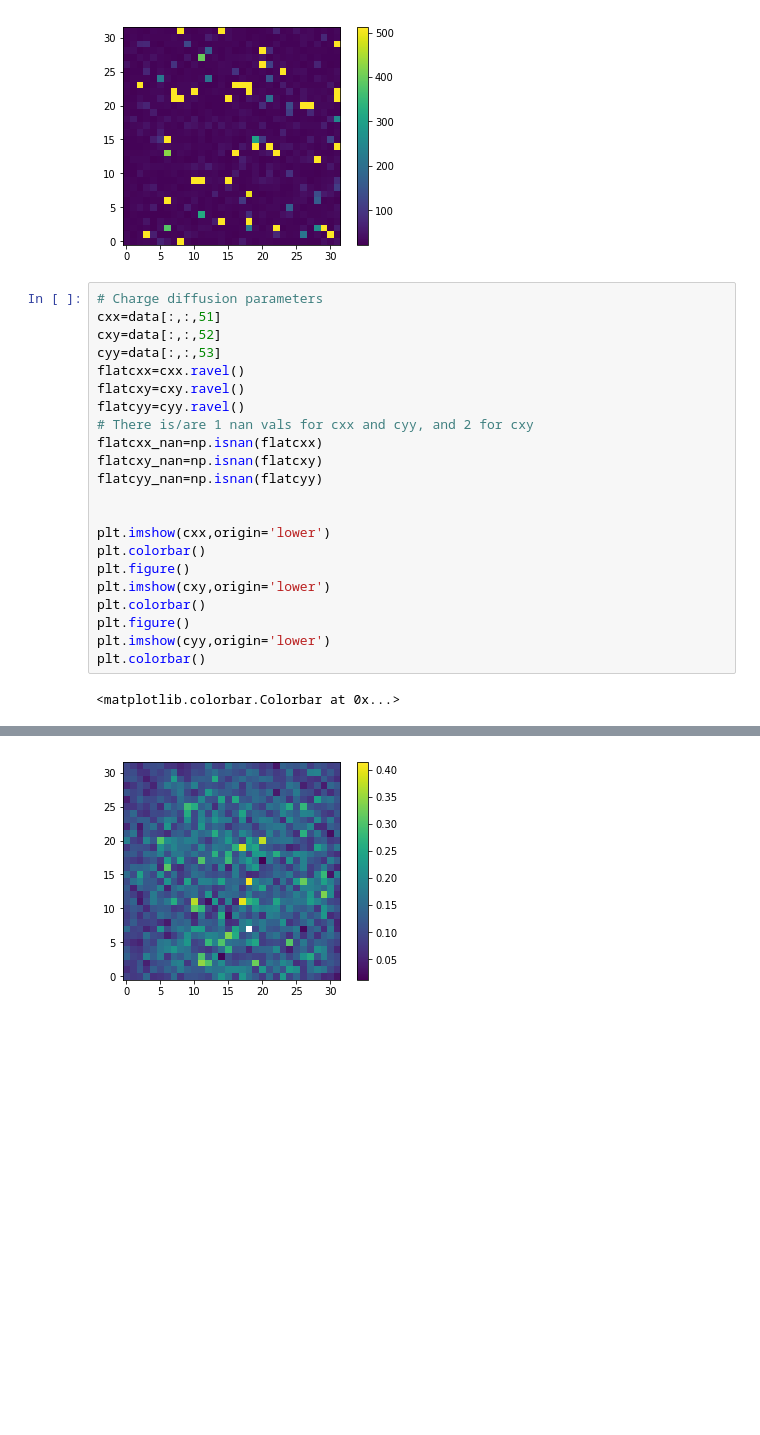
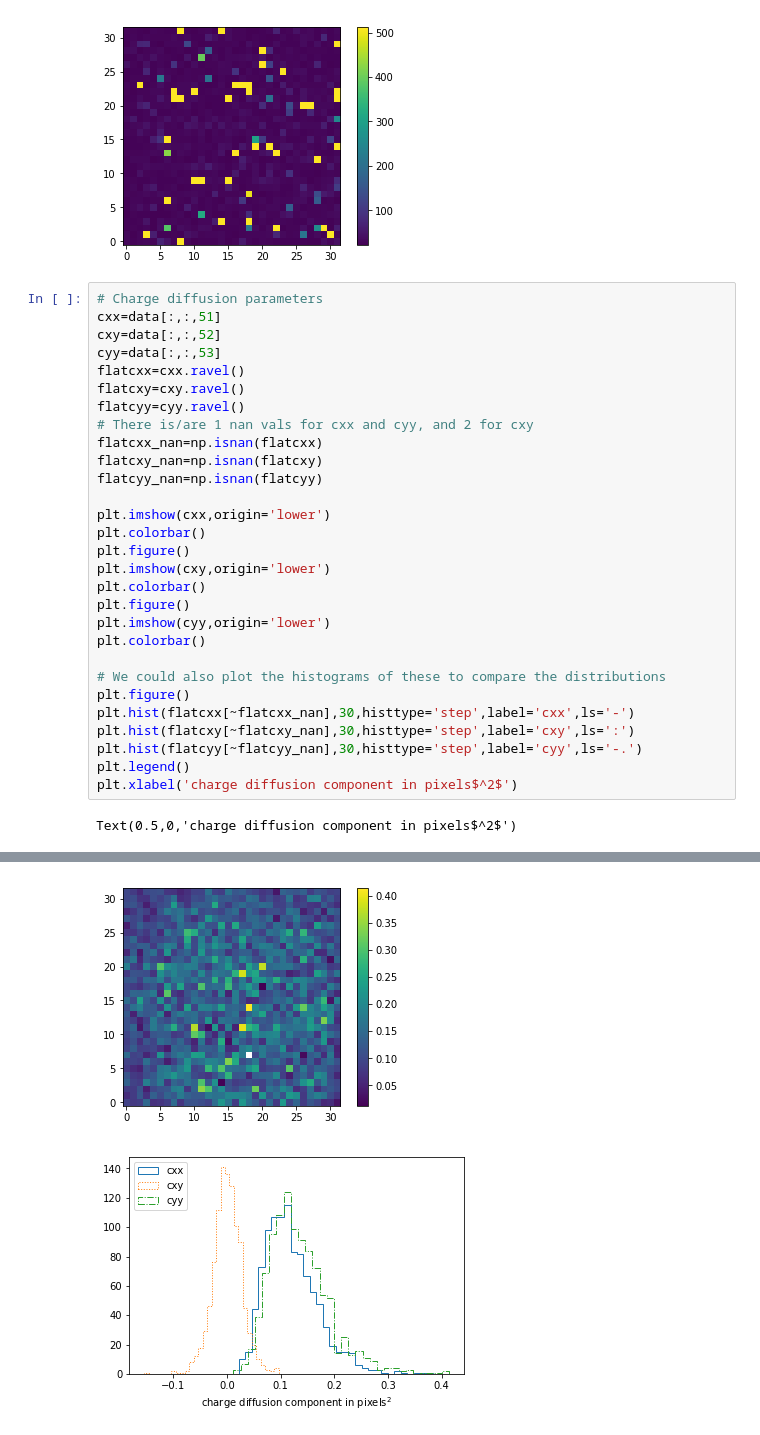
Before and after one commit to hirata10/solid-waffle, a Jupyter notebook: notebooks/plotting_tests.ipynb, the cells around one changed output, grey strips where cells are left out. Drawn from its saved outputs; the diff is of its cells as text; blank space fills up the shorter version.

```diff
--- a/notebooks/plotting_tests.ipynb
+++ b/notebooks/plotting_tests.ipynb
@@ -54,30 +66,38 @@ plt.colorbar()
 # %%
 # Charge diffusion parameters
 cxx=data[:,:,51]
 cxy=data[:,:,52]
 cyy=data[:,:,53]
 flatcxx=cxx.ravel()
 flatcxy=cxy.ravel()
 flatcyy=cyy.ravel()
 # There is/are 1 nan vals for cxx and cyy, and 2 for cxy
 flatcxx_nan=np.isnan(flatcxx)
 flatcxy_nan=np.isnan(flatcxy)
 flatcyy_nan=np.isnan(flatcyy)
 
-
 plt.imshow(cxx,origin='lower')
 plt.colorbar()
 plt.figure()
 plt.imshow(cxy,origin='lower')
 plt.colorbar()
 plt.figure()
 plt.imshow(cyy,origin='lower')
 plt.colorbar()
+
+# We could also plot the histograms of these to compare the distributions
+plt.figure()
+plt.hist(flatcxx[~flatcxx_nan],30,histtype='step',label='cxx',ls='-')
+plt.hist(flatcxy[~flatcxy_nan],30,histtype='step',label='cxy',ls=':')
+plt.hist(flatcyy[~flatcyy_nan],30,histtype='step',label='cyy',ls='-.')
+plt.legend()
+plt.xlabel('charge diffusion component in pixels$^2$')
 # %% [output]
-<matplotlib.colorbar.Colorbar at 0x...>
+Text(0.5,0,'charge diffusion component in pixels$^2$')
 [figure]
 [figure]
 [figure]
+[figure, added]
 # %%
 # Function adapted from
 # https://www.programcreek.com/python/example/61396/matplotlib.patches.Ellipse
```
Also changed, not shown: parts of 5 cells of this notebook.
